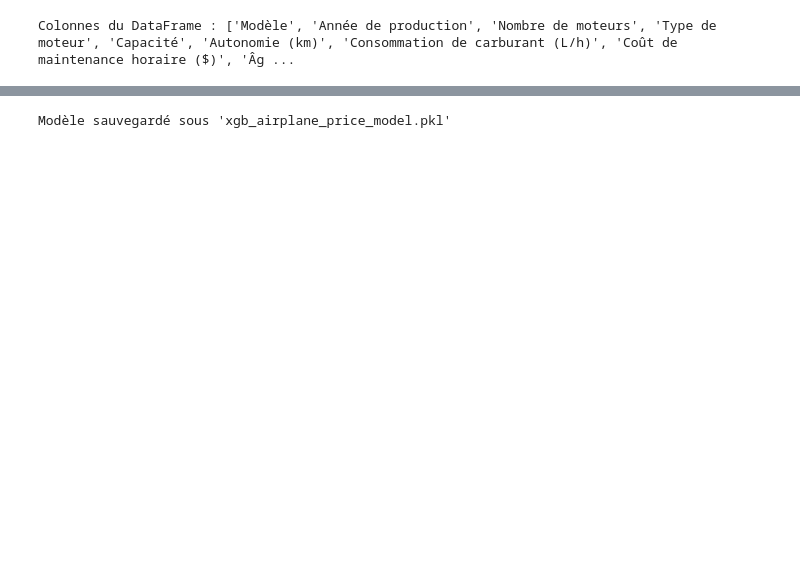
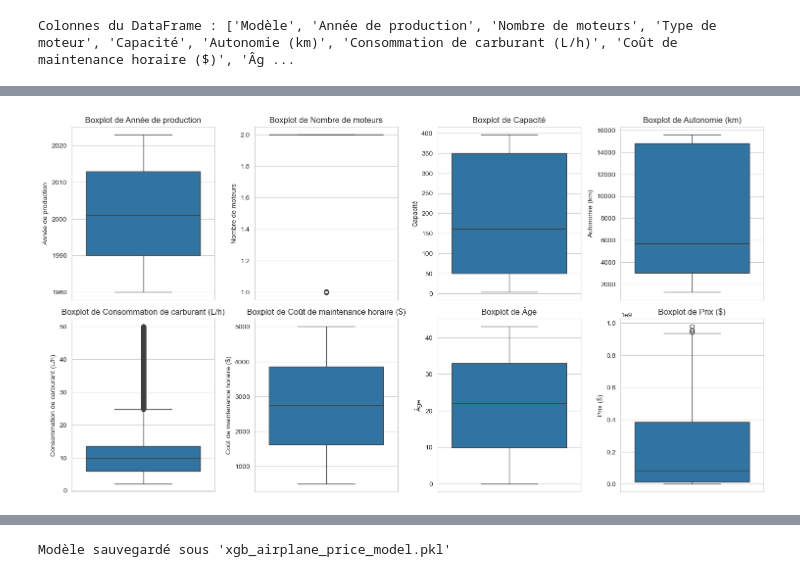
Before and after one commit to Hammilidi/airplanePricePrediction, a Jupyter notebook: airplaneprice.ipynb, the cells around one changed output, grey strips where cells are left out. Drawn from its saved outputs; the diff is of its cells as text; code cells hidden in the pictures; blank space fills up the shorter version.

```diff
--- a/airplaneprice.ipynb
+++ b/airplaneprice.ipynb
@@ -214,0 +115,20 @@ Requirement already satisfied: joblib in c:\users\hp\anaconda3\lib\site-packages
+# %%
+# Détection des valeurs aberrantes avec l'IQR
+def detect_outliers_iqr(df):
+    outliers = {}
+    for col in df.select_dtypes(include=['number']).columns:  # Vérifie seulement les colonnes numériques
+        Q1 = df[col].quantile(0.25)
+        Q3 = df[col].quantile(0.75)
+        IQR = Q3 - Q1
+        lower_bound = Q1 - 1.5 * IQR
+        upper_bound = Q3 + 1.5 * IQR
+        outliers[col] = df[(df[col] < lower_bound) | (df[col] > upper_bound)][col]
+    return outliers
+
+outliers_iqr = detect_outliers_iqr(data)
+
+# Affichage des valeurs aberrantes par colonne
+for col, outlier_values in outliers_iqr.items():
+    print(f"Valeurs aberrantes dans {col} :")
+    print(outlier_values)
+    print("-" * 50)
@@ -214,0 +153,15 @@ Requirement already satisfied: joblib in c:\users\hp\anaconda3\lib\site-packages
+# %%
+# Configuration des graphiques
+plt.figure(figsize=(15, 8))
+
+# Tracer les boxplots pour toutes les colonnes numériques
+for i, col in enumerate(data.select_dtypes(include=['number']).columns, 1):
+    plt.subplot(2, 4, i)
+    sns.boxplot(y=data[col])
+    plt.title(f"Boxplot de {col}")
+
+plt.tight_layout()
+plt.savefig("boxplots.png")
+plt.show()
+# %% [output]
+[figure, added]
```
Also changed, not shown: parts of 29 cells of this notebook, 1 other file.
